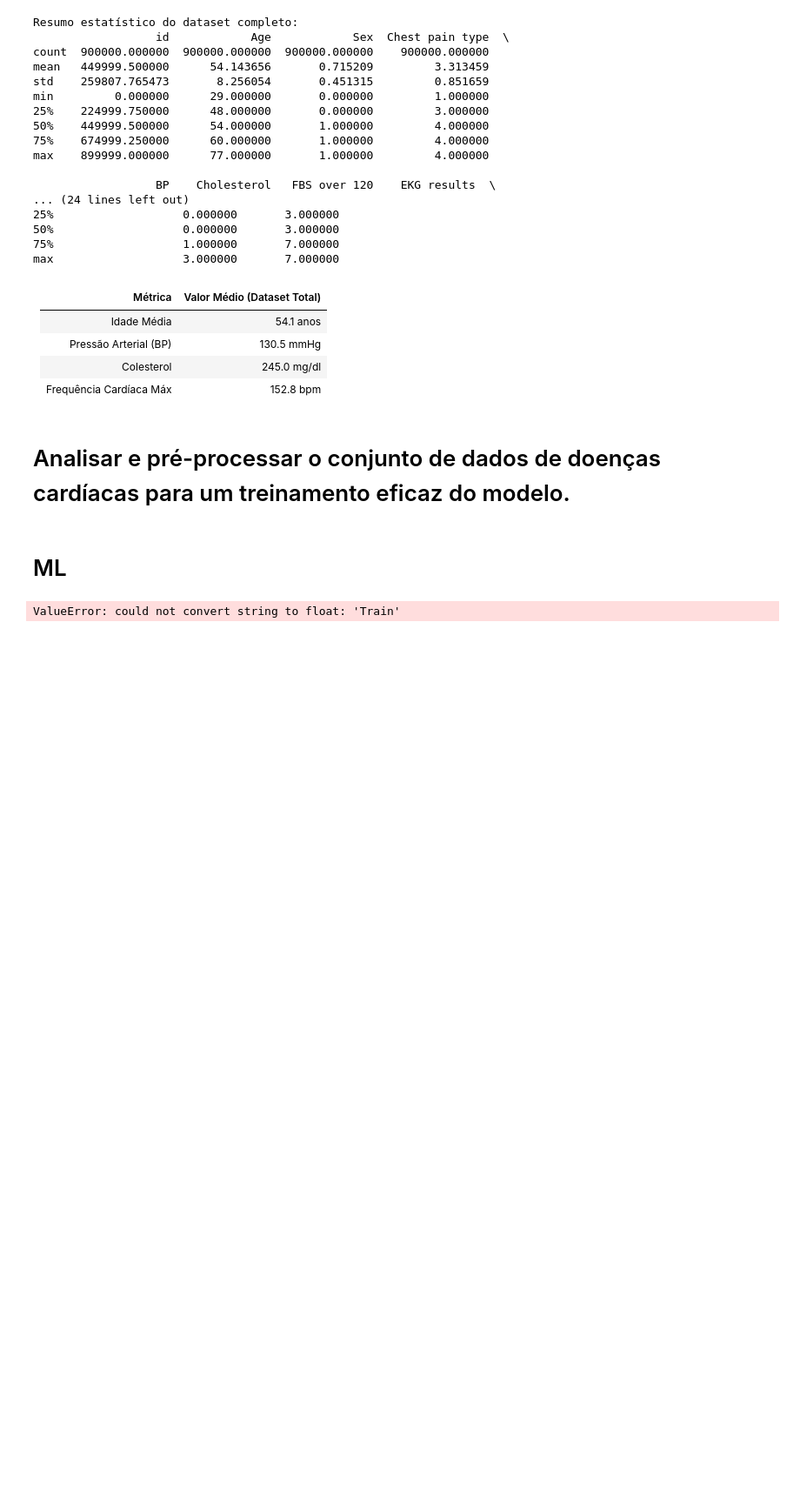
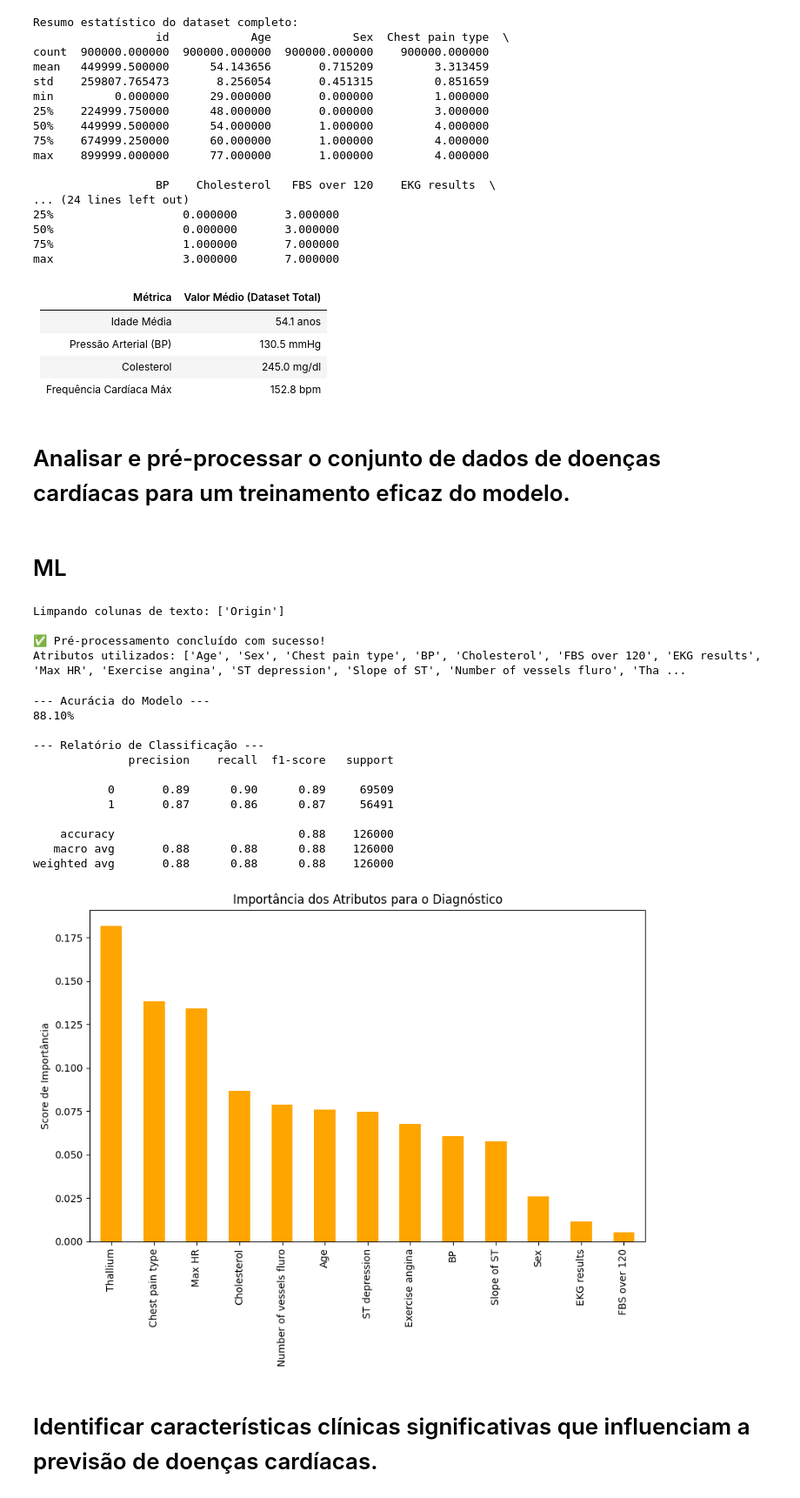
Before and after one commit to NathaliaSorg/Projeto-TripleTen, a Jupyter notebook: Doença Cardíaca/PDC.ipynb, the cells around one changed output. Shown at 87% size. Drawn from its saved outputs; the diff is of its cells as text; code cells hidden in the pictures; blank space fills up the shorter version.

Commit message:
Doença Cardíaca

```diff
--- a/Doença Cardíaca/PDC.ipynb
+++ b/Doença Cardíaca/PDC.ipynb
@@ -125,37 +125,74 @@ max                   3.000000       7.000000
 from sklearn.preprocessing import StandardScaler, LabelEncoder
 from sklearn.model_selection import train_test_split
 
-#Adicionando a flag
-df_train['Origin'] = 'Train'
-df_test['Origin'] = 'Test'
-
-#Mapeamento da variável alvo
+#Transformação do alvo (Target)
+#'Presence' em 1 e 'Absence' em 0
 df_train['Heart Disease'] = df_train['Heart Disease'].map({'Absence': 0, 'Presence': 1})
 
-# 3. Definição das Features (X) e Alvo (y)
-# CORREÇÃO: Removemos 'id', 'Heart Disease' E 'Origin'
-X = df_train.drop(columns=['id', 'Heart Disease', 'Origin'])
+#Separação de Features e Target
+X = df_train.drop(columns=['id', 'Heart Disease'])
 y = df_train['Heart Disease']
 
-# Para o teste, removemos 'id' e 'Origin'
-X_test_final = df_test.drop(columns=['id', 'Origin'])
+X_test_final = df_test.drop(columns=['id'])
 
-# 4. Escalonamento (Scaling)
-# Agora o X contém apenas colunas numéricas (int64 e float64)
+colunas_texto = X.select_dtypes(include=['object']).columns.tolist()
+if colunas_texto:
+    print(f"Limpando colunas de texto: {colunas_texto}")
+    X = X.drop(columns=colunas_texto)
+    X_test_final = X_test_final.drop(columns=colunas_texto)
+
 scaler = StandardScaler()
 
-# Ajusta nos dados de treino e transforma
 X_scaled = scaler.fit_transform(X)
-
-# Transforma os dados de teste (usando a média/desvio do treino)
 X_test_scaled = scaler.transform(X_test_final)
-
-# 5. Divisão para Validação
 X_train, X_val, y_train, y_val = train_test_split(
     X_scaled, y, test_size=0.2, random_state=42, stratify=y
 )
 
-print(f"Sucesso! Dados prontos para o modelo.")
-print(f"Colunas utilizadas: {list(X.columns)}")
+print("\n✅ Pré-processamento concluído com sucesso!")
+print(f"Atributos utilizados: {list(X.columns)}")
 # %% [output]
-ValueError: could not convert string to float: 'Train'
+Limpando colunas de texto: ['Origin']
+
+✅ Pré-processamento concluído com sucesso!
+Atributos utilizados: ['Age', 'Sex', 'Chest pain type', 'BP', 'Cholesterol', 'FBS over 120', 'EKG results', 'Max HR', 'Exercise angina', 'ST depression', 'Slope of ST', 'Number of vessels fluro', 'Tha ...
+# %%
+from sklearn.ensemble import RandomForestClassifier
+from sklearn.metrics import classification_report, confusion_matrix, accuracy_score
+
+modelo_rf = RandomForestClassifier(n_estimators=100, random_state=42)
+modelo_rf.fit(X_train, y_train)
+
+y_pred = modelo_rf.predict(X_val)
+
+#Avaliar os resultados
+print("--- Acurácia do Modelo ---")
+print(f"{accuracy_score(y_val, y_pred):.2%}")
+
+print("\n--- Relatório de Classificação ---")
+print(classification_report(y_val, y_pred))
+
+#Visualizar a Importância das Variáveis
+importancias = pd.Series(modelo_rf.feature_importances_, index=X.columns).sort_values(ascending=False)
+plt.figure(figsize=(10, 6))
+importancias.plot(kind='bar', color='orange')
+
+plt.title('Importância dos Atributos para o Diagnóstico')
+plt.ylabel('Score de Importância')
+plt.show()
+# %% [output]
+--- Acurácia do Modelo ---
+88.10%
+
+--- Relatório de Classificação ---
+              precision    recall  f1-score   support
+
+           0       0.89      0.90      0.89     69509
+           1       0.87      0.86      0.87     56491
+
+    accuracy                           0.88    126000
+   macro avg       0.88      0.88      0.88    126000
+weighted avg       0.88      0.88      0.88    126000
+[figure, added]
+# %% [markdown]
+# Identificar características clínicas significativas que influenciam a previsão de doenças cardíacas.
```
Also changed, not shown: parts of 19 cells of this notebook.
